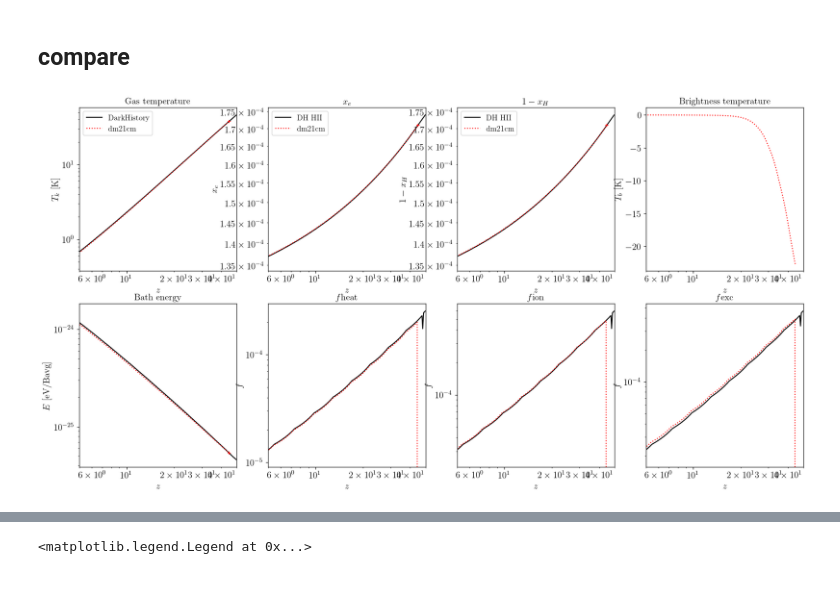
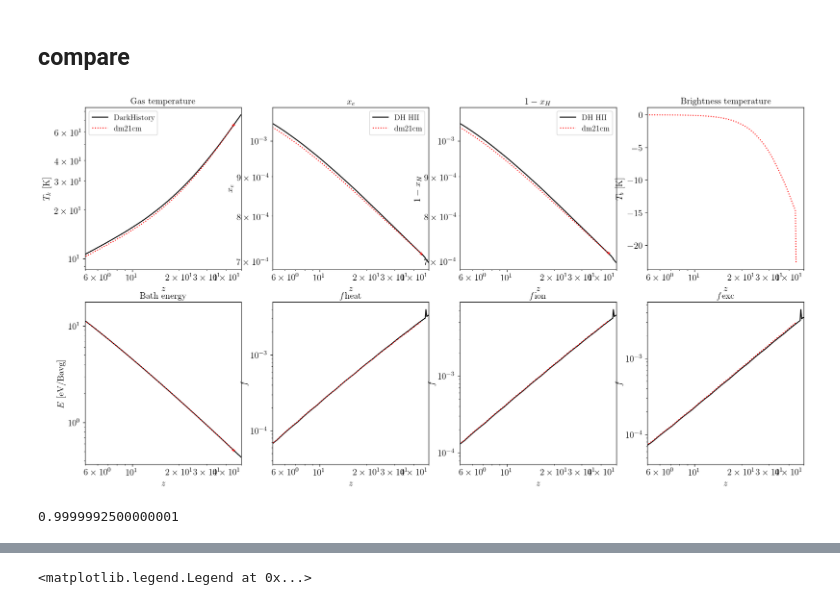
Before and after one commit to yitiansun/DM21cm, a Jupyter notebook: cross_check/compare_global.ipynb, the cells around one changed output, grey strips where cells are left out. Cells and saved outputs as stored; diff of their text form; code cells hidden in the pictures.

```diff
--- a/cross_check/compare_global.ipynb
+++ b/cross_check/compare_global.ipynb
@@ -191,28 +370,32 @@ def plot_global(dh_soln, soln):
     ax = axs[1,1]
     dh_fs = dh_soln['f']['low']['heat'] + dh_soln['f']['high']['heat']
     ax.plot(dh_soln['rs'][i_z_st:] - 1, dh_fs[i_z_st:], color=color_dict['DH'], label='DarkHistory')
-    ax.plot(soln['z'], soln['f_heat'], color=color_dict['21'], ls=':', label='dm21cm')
+    ax.plot(soln['z'], soln['dep_heat']/soln['dE_inj_per_Bavg_unclustered'], color=color_dict['21'], ls=':', label='dm21cm')
     ax.set(xlim=(5, 50), xscale='log', yscale='log')
     ax.set(xlabel='$z$', ylabel='$f$', title=r'$f\mathrm{heat}$')
 
     ax = axs[1,2]
     dh_fs = dh_soln['f']['low']['H ion'] + dh_soln['f']['high']['H ion'] + dh_soln['f']['low']['He ion'] + dh_soln['f']['high']['He ion']
     ax.plot(dh_soln['rs'][i_z_st:] - 1, dh_fs[i_z_st:], color=color_dict['DH'], label='DarkHistory')
-    ax.plot(soln['z'], soln['f_ion'], color=color_dict['21'], ls=':', label='dm21cm')
+    ax.plot(soln['z'], soln['dep_ion']/soln['dE_inj_per_Bavg_unclustered'], color=color_dict['21'], ls=':', label='dm21cm')
     ax.set(xlim=(5, 50), xscale='log', yscale='log')
     ax.set(xlabel='$z$', ylabel='$f$', title=r'$f\mathrm{ion}$')
 
     ax = axs[1,3]
     dh_fs = dh_soln['f']['low']['exc'] + dh_soln['f']['high']['exc']
     ax.plot(dh_soln['rs'][i_z_st:] - 1, dh_fs[i_z_st:], color=color_dict['DH'], label='DarkHistory')
-    ax.plot(soln['z'], soln['f_exc'], color=color_dict['21'], ls=':', label='dm21cm')
+    ax.plot(soln['z'], soln['dep_exc']/soln['dE_inj_per_Bavg_unclustered'], color=color_dict['21'], ls=':', label='dm21cm')
     ax.set(xlim=(5, 50), xscale='log', yscale='log')
     ax.set(xlabel='$z$', ylabel='$f$', title=r'$f\mathrm{exc}$')
 # %%
-run_name = 'dhc_noinj_noHe'
+run_name = 'dhc_test'
 dh_soln = pickle.load(open(f"run_info/{run_name}_dh_soln.p", 'rb'))
-run_name = 'dhc_phph'
+run_name = 'dhc_test'
 soln = np.load(f"run_info/{run_name}_records.npy", allow_pickle=True).item()
 plot_global(dh_soln, soln)
 # %% [output]
-[figure, old version]
+[figure, new version]
+# %%
+phys.A_per_B
+# %% [output]
+0.9999992500000001
```
Also changed, not shown: parts of 16 cells of this notebook, 19 other files.
